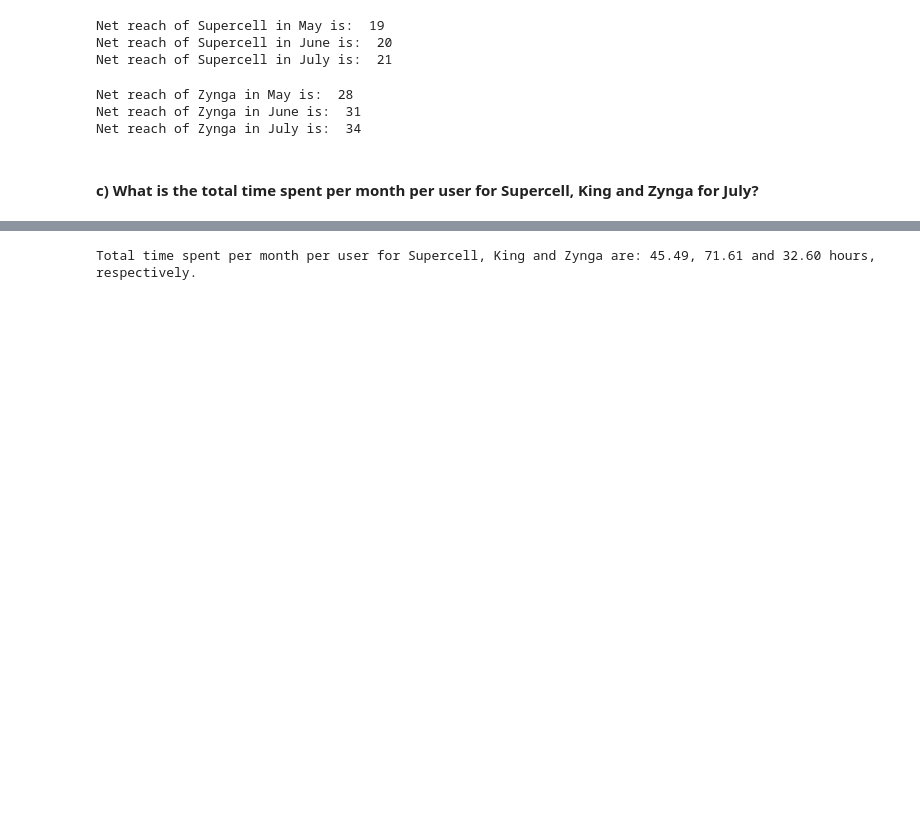
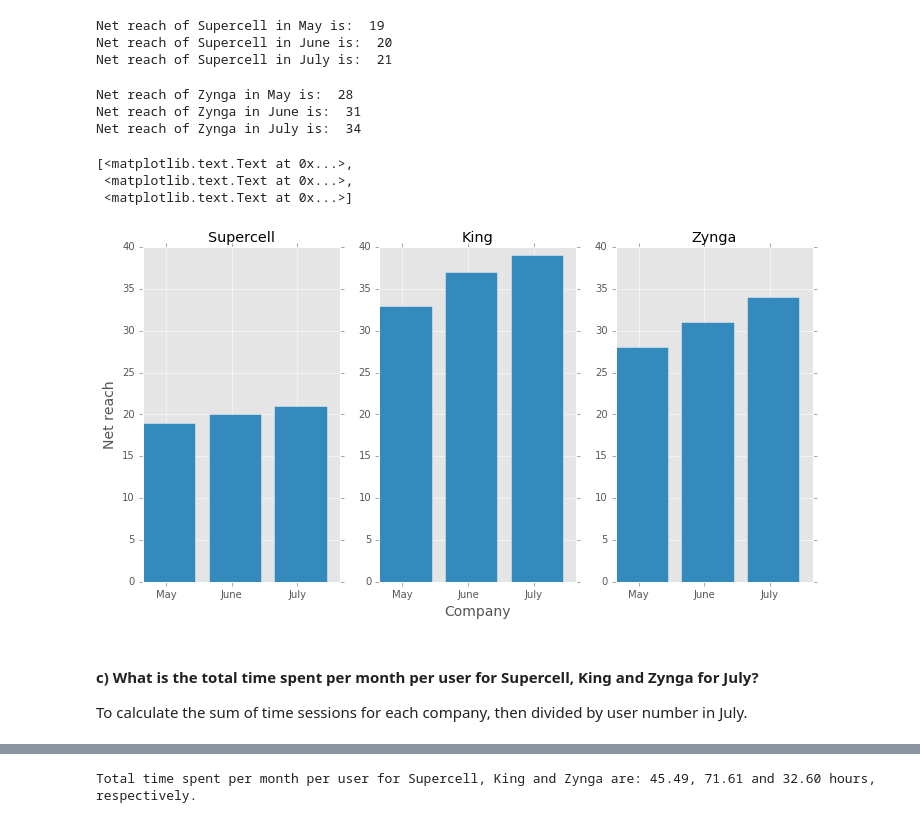
Before and after one commit to burun/Verto-Analytics-assignment, a Jupyter notebook: Assignment 1.ipynb, the cells around one changed output, grey strips where cells are left out. Saved outputs shown, nothing was run; the diff lists cells and outputs as text; code cells hidden in the pictures; blank space fills up the shorter version.

```diff
--- a/Assignment 1.ipynb
+++ b/Assignment 1.ipynb
@@ -189,6 +214,43 @@ print('Net reach of Zynga in July is: ', zynga_net_reach_july)
 Net reach of Zynga in May is:  28
 Net reach of Zynga in June is:  31
 Net reach of Zynga in July is:  34
+# %%
+# To plot with matplotlib
+
+ind = np.arange(3)  # the x locations for the groups
+width = 0.35       # the width of the bars
+
+fig = plt.figure(figsize=(12,6)) # set a new figure
+
+ax1 = fig.add_subplot(131)
+ax1.bar(ind,[19, 20, 21])
+ax1.set_title('Supercell')
+ax1.set_ylim([0, 40]) # set ylim to mark annotation later
+ax1.set_xticks(ind + width)
+ax1.set_xticklabels(['May', 'June', 'July'])
+ax1.set_ylabel('Net reach', fontsize=14)
+
+ax2 = fig.add_subplot(132)
+ax2.bar(ind,[33, 37, 39])
+ax2.set_title('King')
+ax2.set_ylim([0, 40]) # set ylim to mark annotation later
+ax2.set_xticks(ind + width)
+ax2.set_xticklabels(['May', 'June', 'July'])
+ax2.set_xlabel('Company', fontsize=14)
+
+ax3 = fig.add_subplot(133)
+ax3.bar(ind,[28, 31, 34])
+ax3.set_title('Zynga')
+ax3.set_ylim([0, 40]) # set ylim to mark annotation later
+ax3.set_xticks(ind + width)
+ax3.set_xticklabels(['May', 'June', 'July'])
+# %% [output]
+[<matplotlib.text.Text at 0x...>,
+ <matplotlib.text.Text at 0x...>,
+ <matplotlib.text.Text at 0x...>]
+[figure, added]
 # %% [markdown]
 #### c) What is the total time spent per month per user for Supercell, King and Zynga for July?
+
+To calculate the sum of time sessions for each company, then divided by user number in July.
 # %%
```
Also changed, not shown: parts of 45 cells of this notebook.
